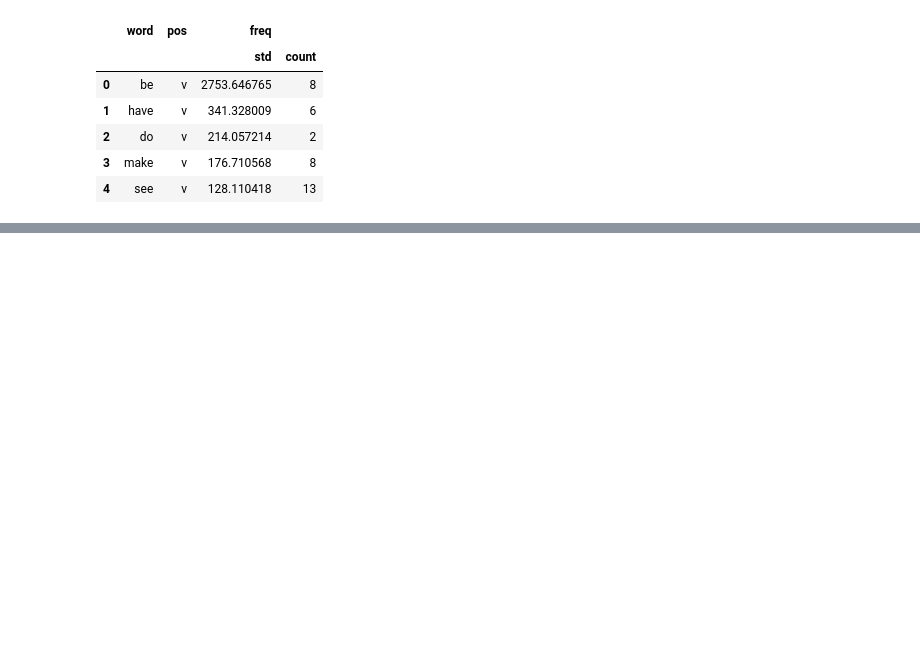
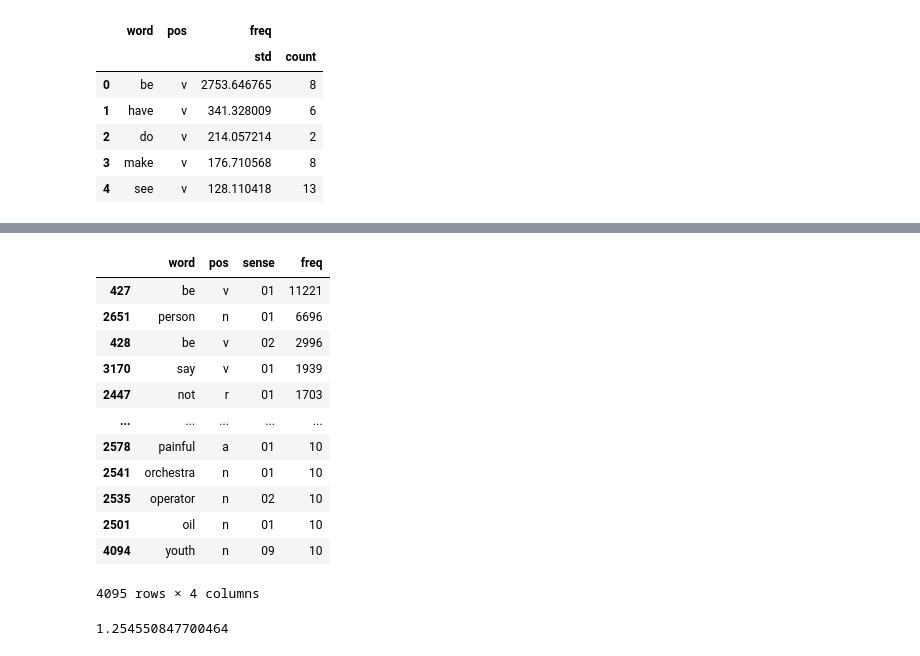
Before and after one commit to sathvikn/bert-wordsense, a Jupyter notebook: codebase/semcor_freqs.ipynb, the cells around one changed output, grey strips where cells are left out. Saved outputs shown, nothing was run; the diff lists cells and outputs as text; code cells hidden in the pictures; blank space fills up the shorter version.

```diff
--- a/codebase/semcor_freqs.ipynb
+++ b/codebase/semcor_freqs.ipynb
@@ -97,0 +179,16 @@ sparsity.to_csv('data/semcor_sparsity.csv', index = False)
+# %%
+filtered_sense_freqs.sort_values('freq', ascending = False)
+# %% [output]
+|  | word | pos | sense | freq |
+| 427 | be | v | 01 | 11221 |
+| 2651 | person | n | 01 | 6696 |
+| 428 | be | v | 02 | 2996 |
+| 3170 | say | v | 01 | 1939 |
+| 2447 | not | r | 01 | 1703 |
+| ... | ... | ... | ... | ... |
+| 2578 | painful | a | 01 | 10 |
+| 2541 | orchestra | n | 01 | 10 |
+| 2535 | operator | n | 02 | 10 |
+| 2501 | oil | n | 01 | 10 |
+| 4094 | youth | n | 09 | 10 |
+4095 rows × 4 columns
@@ -97,0 +202,4 @@ sparsity.to_csv('data/semcor_sparsity.csv', index = False)
+# %%
+stats.entropy(be_freqs.values, base = 2)
+# %% [output]
+1.254550847700464
```
Also changed, not shown: parts of 20 cells of this notebook, 3 other files.
